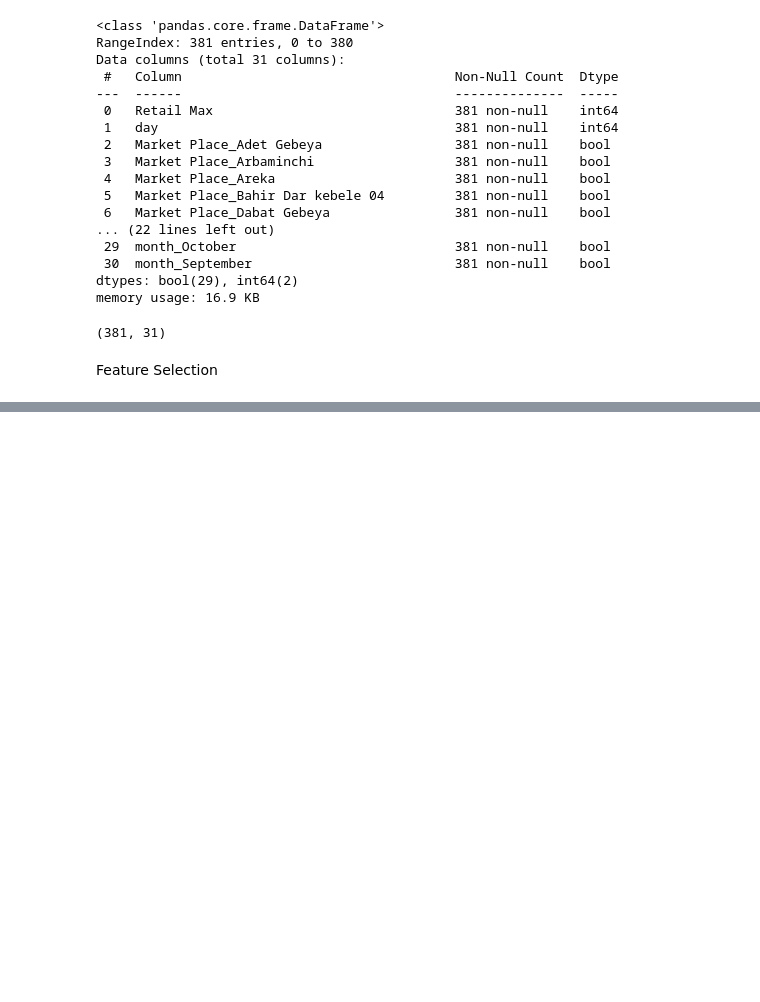
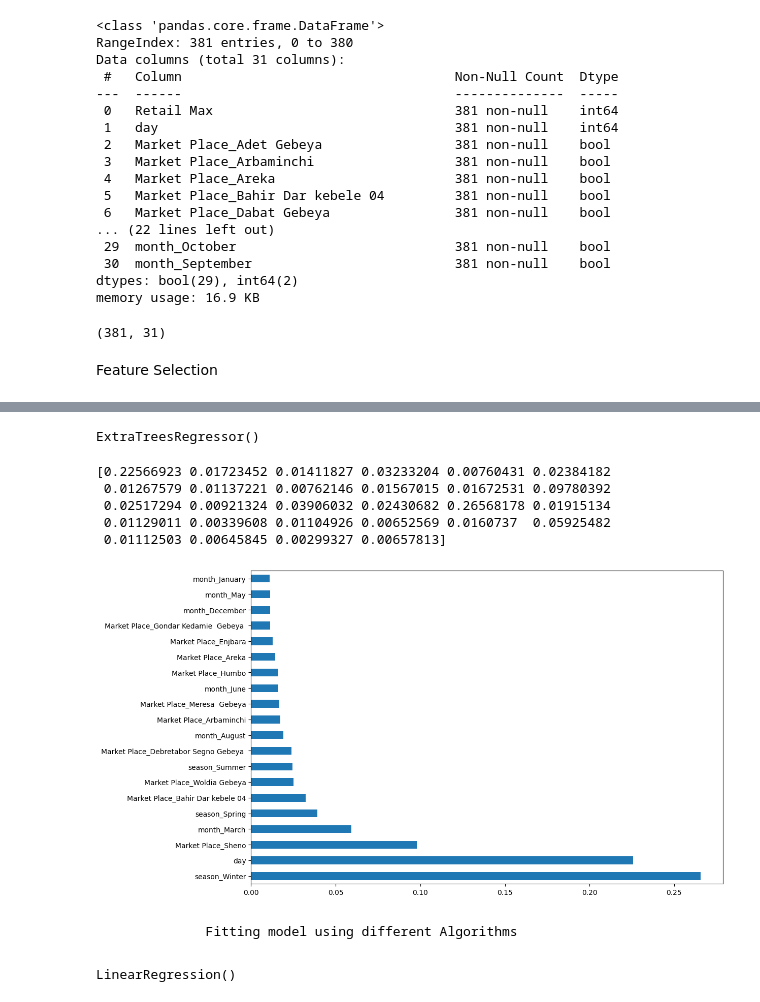
Before and after one commit to muez504/Dan-Project-, a Jupyter notebook: Dan Project .ipynb, the cells around one changed output, grey strips where cells are left out. Cells and saved outputs as stored; diff of their text form; code cells hidden in the pictures; blank space fills up the shorter version.

```diff
--- a/Dan Project .ipynb
+++ b/Dan Project .ipynb
@@ -670,0 +690,11 @@ Feature Selection
+# %%
+x = data_train.loc[: , ['day', 'Market Place_Arbaminchi', 'Market Place_Areka',
+       'Market Place_Bahir Dar kebele 04', 'Market Place_Dabat Gebeya',
+       'Market Place_Debretabor Segno Gebeya ', 'Market Place_Enjbara',
+       'Market Place_Gondar Kedamie  Gebeya ', 'Market Place_Haro Limu',
+       'Market Place_Humbo', 'Market Place_Meresa  Gebeya',
+       'Market Place_Sheno', 'Market Place_Woldia Gebeya',
+       'Market Place_kombolcha kebele 03 Gebeya', 'season_Spring', 'season_Summer', 'season_Winter',
+       'month_August', 'month_December', 'month_February', 'month_January',
+       'month_July', 'month_June', 'month_March', 'month_May',
+       'month_November', 'month_October', 'month_September' ]]
@@ -670,0 +710,3 @@ Feature Selection
+# %%
+y = data_train.iloc[:, 0]# if the 0 is 1 , doesn't indicate the uotpute
+y.head()
@@ -670,0 +728,27 @@ Feature Selection
+# %%
+# Important feature using ExtraTreesRegressor
+
+from sklearn.ensemble import ExtraTreesRegressor
+selection = ExtraTreesRegressor()
+selection.fit(x, y)
+# %% [output]
+ExtraTreesRegressor()
+# %%
+print(selection.feature_importances_)
+# %% [output]
+[0.22566923 0.01723452 0.01411827 0.03233204 0.00760431 0.02384182
+ 0.01267579 0.01137221 0.00762146 0.01567015 0.01672531 0.09780392
+ 0.02517294 0.00921324 0.03906032 0.02430682 0.26568178 0.01915134
+ 0.01129011 0.00339608 0.01104926 0.00652569 0.0160737  0.05925482
+ 0.01112503 0.00645845 0.00299327 0.00657813]
+# %%
+#plot graph of feature importances for better visualization
+
+plt.figure(figsize = (12,8))
+feat_importances = pd.Series(selection.feature_importances_, index=x.columns)
+feat_importances.nlargest(20).plot(kind='barh')
+plt.show()
+# %% [output]
+[figure, added]
+# %% [markdown]
+                Fitting model using different Algorithms
@@ -670,0 +762,4 @@ Feature Selection
+# %%
+model.fit(X_train, y_train)
+# %% [output]
+LinearRegression()
```
Also changed, not shown: parts of 14 cells of this notebook.
